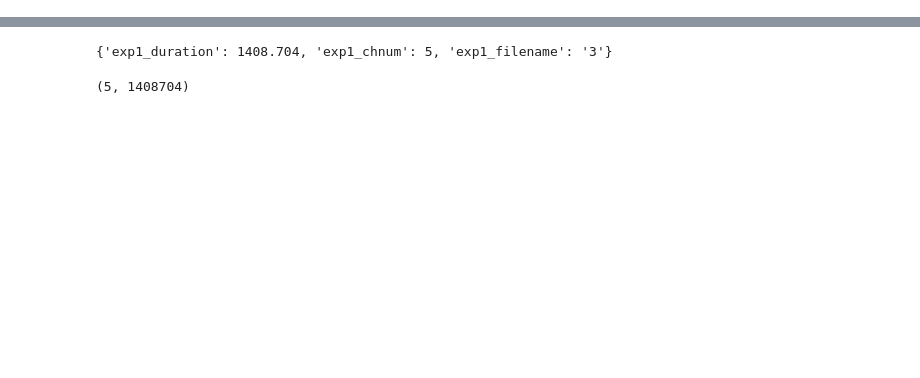
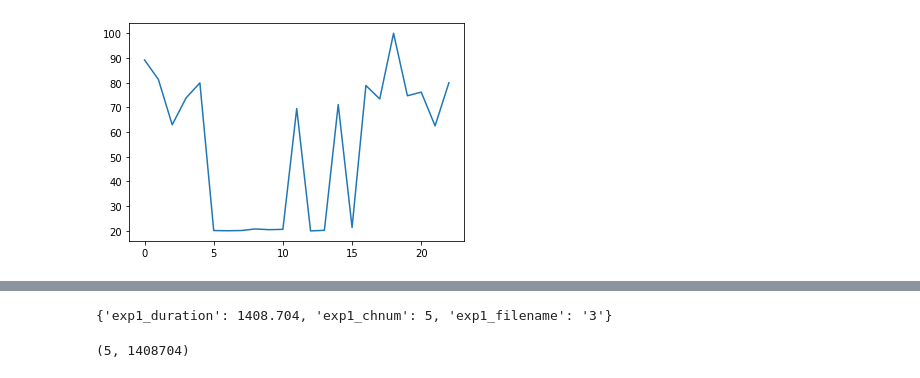
Before and after one commit to holdmeplease/BIS_EEG, a Jupyter notebook: data_process_changgung.ipynb, the cells around one changed output, grey strips where cells are left out. Saved outputs shown, nothing was run; the diff lists cells and outputs as text; code cells hidden in the pictures; blank space fills up the shorter version.

```diff
--- a/data_process_changgung.ipynb
+++ b/data_process_changgung.ipynb
@@ -268,10 +108,0 @@ eeg_data_seg.shape (1408, 5, 1000)
-# %%
-# Permutation entropy
-pe = np.zeros((eeg_data.shape[0], eeg_data.shape[1]))
-for i in range(eeg_data.shape[0]):
-    pe[i,:] = ant.perm_entropy(eeg_data[i,:,:], normalize=True)
-print('pe.shape', pe.shape)
-for i in range(pe.shape[1]):
-    plt.plot(pe[:,i])
-    plt.show()
-pe = pe.reshape(())
@@ -295,0 +109,11 @@ print('SE = ', ant.sample_entropy(x))
+# %%
+# get exp time
+def get_exp(path_root):
+    exp = os.listdir(path_root)
+    exp.remove('.DS_Store')
+    exp.remove('102044') # tmp (no xls)
+    exp.sort()
+    return exp
+
+exp = get_exp(path_root)
+exp
@@ -295,0 +554,13 @@ print('SE = ', ant.sample_entropy(x))
+# %%
+
+
+# se_draw = np.mean(se, axis=1)
+# tmp_scale = (100-20) / (np.max(se_draw) - np.min(se_draw))
+# se_draw *= tmp_scale
+# se_draw -= (np.max(se_draw) - 100)
+se_draw = draw_scale(x=se, draw_max=100, draw_min=20)
+
+plt.plot(se_draw)
+plt.show()
+# %% [output]
+[figure, added]
```
Also changed, not shown: parts of 44 cells of this notebook.
